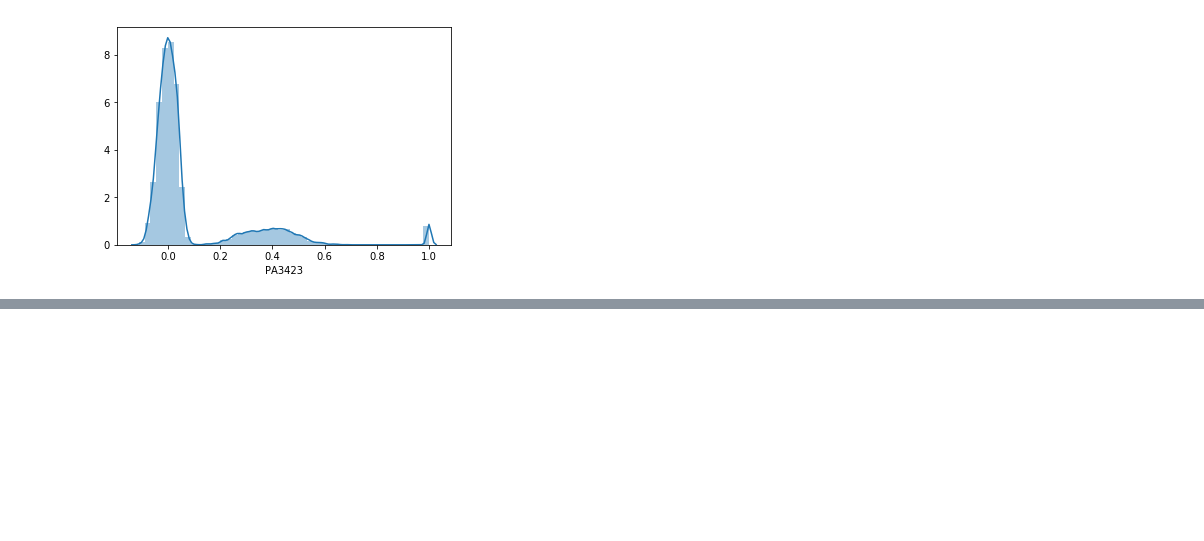
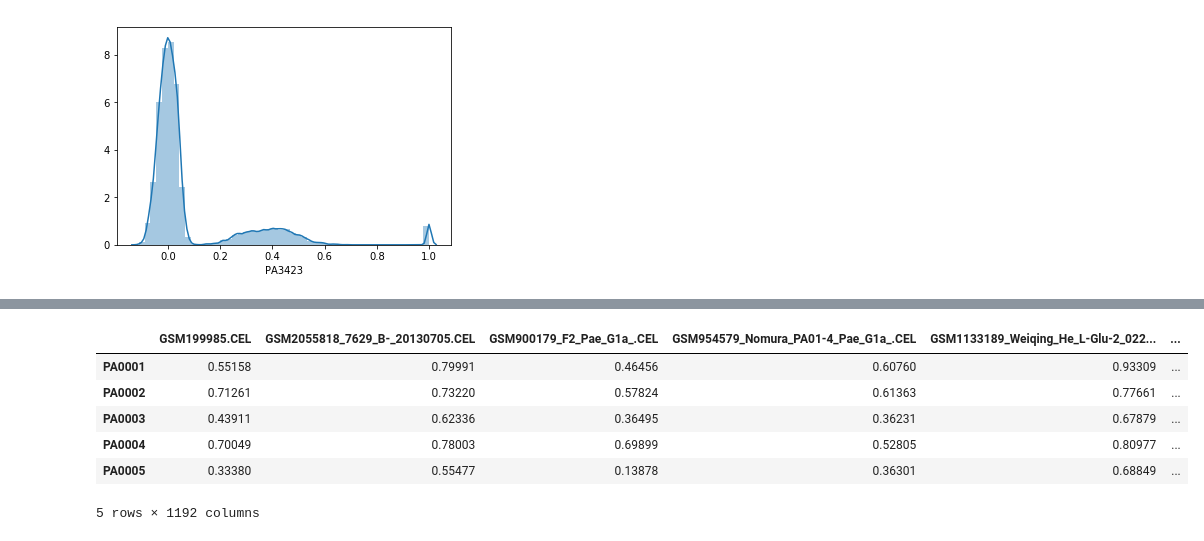
Before and after one commit to greenelab/Pseudomonas_latent_spaces, a Jupyter notebook: scripts/explore_simulated_data.ipynb, the cells around one changed output, grey strips where cells are left out. Drawn from its saved outputs; the diff is of its cells as text; code cells hidden in the pictures; blank space fills up the shorter version.

```diff
--- a/scripts/explore_simulated_data.ipynb
+++ b/scripts/explore_simulated_data.ipynb
@@ -81,8 +83,10 @@ sns.distplot(data_corr_A)
 ## 3.  Heatmap of genes clustered by expression pattern along gene A gradient
 # Expect to see clustering of genes in group B that increase when gene A > 0.5
 # Expect to see clustering of genes in group A with identical expression
-sns.clustermap(data_sorted.T,
-               row_cluster=True,
-               col_cluster=False,
-               metric="correlation",
-               figsize=(20,10))
+# Keep track if gene is in group A or B
+# To be fed into explore_simulated_data.py
+geneSetA = pd.read_table(A_file, header=0, index_col=0)
+geneSetB = pd.read_table(B_file, header=0, index_col=0)
+
+geneSetA = geneSetA['0'].values.tolist()
+geneSetB = geneSetB['0'].values.tolist()
@@ -91,0 +105,23 @@ sns.clustermap(data_sorted.T,
+# %%
+# Add group labels per gene (group A, B, None)
+genes = data.T.index
+
+data_sorted_labeled = data_sorted.T.assign(
+    gene_group=(
+        list(
+            map(
+                lambda x: 'A' if x in geneSetA else 'B' if x in geneSetB else 'None',
+                genes
+            )
+        )
+    )
+)
+data_sorted_labeled.head()
+# %% [output]
+|  | GSM199985.CEL | GSM2055818_7629_B-_20130705.CEL | GSM900179_F2_Pae_G1a_.CEL | GSM954579_Nomura_PA01-4_Pae_G1a_.CEL | GSM1133189_Weiqing_He_L-Glu-2_022... | ... |
+| PA0001 | 0.55158 | 0.79991 | 0.46456 | 0.60760 | 0.93309 | ... |
+| PA0002 | 0.71261 | 0.73220 | 0.57824 | 0.61363 | 0.77661 | ... |
+| PA0003 | 0.43911 | 0.62336 | 0.36495 | 0.36231 | 0.67879 | ... |
+| PA0004 | 0.70049 | 0.78003 | 0.69899 | 0.52805 | 0.80977 | ... |
+| PA0005 | 0.33380 | 0.55477 | 0.13878 | 0.36301 | 0.68849 | ... |
+5 rows × 1192 columns
```
Also changed, not shown: parts of 5 cells of this notebook, 3 other files.
